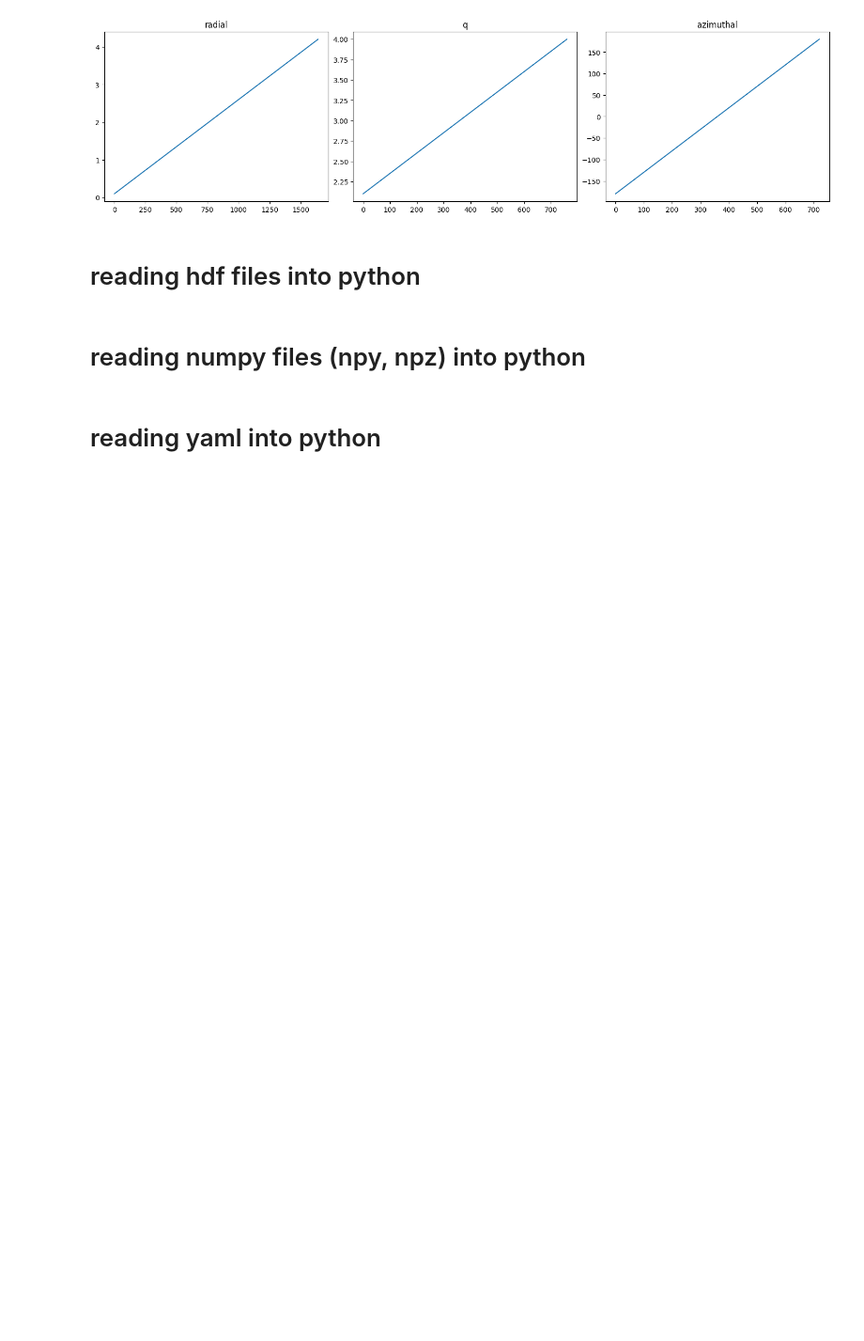
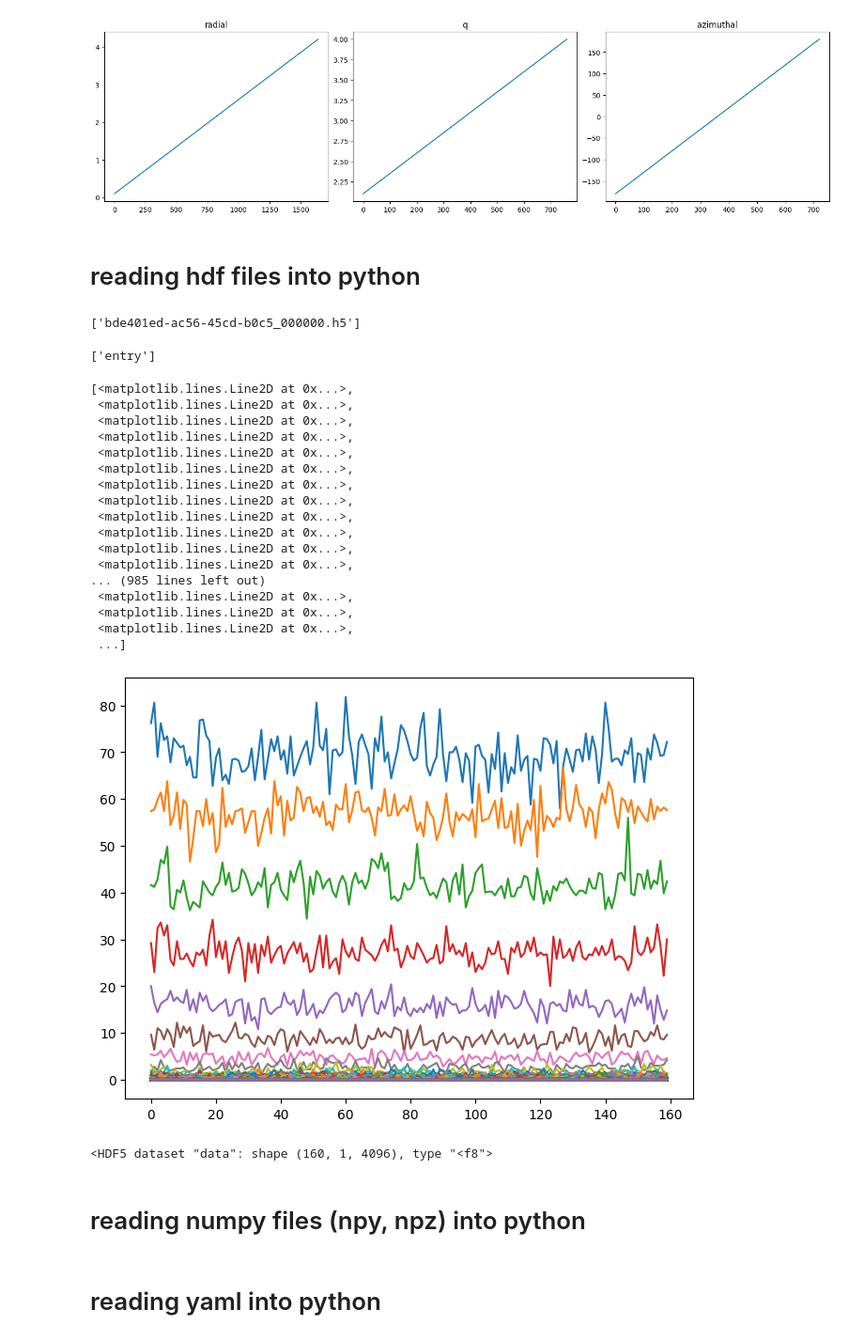
Before and after one commit to MehmetTopsakal/pySULI, a Jupyter notebook: notebooks/000.read_research_data_into_python.ipynb, the cells around one changed output. Shown at 94% size. Drawn from its saved outputs; the diff is of its cells as text; code cells hidden in the pictures; blank space fills up the shorter version.

```diff
--- a/notebooks/000.read_research_data_into_python.ipynb
+++ b/notebooks/000.read_research_data_into_python.ipynb
@@ -262,6 +263,46 @@ Text(0.5, 1.0, 'azimuthal')
 [figure]
 # %% [markdown]
 # reading hdf files into python
+# %%
+# navigate into h5 folder
+os.chdir('%s/%s/%s'%(here,example_data_path,'hdf'))
+# list the contents of directory
+os.listdir()
+# %% [output]
+['bde401ed-ac56-45cd-b0c5_000000.h5']
+# %%
+import h5py
+f = h5py.File('bde401ed-ac56-45cd-b0c5_000000.h5', 'r')
+ls = list(f.keys())
+ls
+# %% [output]
+['entry']
+# %%
+dset = f['entry']['data']['data']
+plt.plot(dset[0:160, 0, 0:4095])
+# %% [output]
+[<matplotlib.lines.Line2D at 0x...>,
+ <matplotlib.lines.Line2D at 0x...>,
+ <matplotlib.lines.Line2D at 0x...>,
+ <matplotlib.lines.Line2D at 0x...>,
+ <matplotlib.lines.Line2D at 0x...>,
+ <matplotlib.lines.Line2D at 0x...>,
+ <matplotlib.lines.Line2D at 0x...>,
+ <matplotlib.lines.Line2D at 0x...>,
+ <matplotlib.lines.Line2D at 0x...>,
+ <matplotlib.lines.Line2D at 0x...>,
+ <matplotlib.lines.Line2D at 0x...>,
+ <matplotlib.lines.Line2D at 0x...>,
+... (985 lines left out)
+ <matplotlib.lines.Line2D at 0x...>,
+ <matplotlib.lines.Line2D at 0x...>,
+ <matplotlib.lines.Line2D at 0x...>,
+ ...]
+[figure, added]
+# %%
+dset
+# %% [output]
+<HDF5 dataset "data": shape (160, 1, 4096), type "<f8">
 # %% [markdown]
 # reading numpy files (npy, npz) into python
 # %% [markdown]
```
Also changed, not shown: parts of 2 cells of this notebook.
